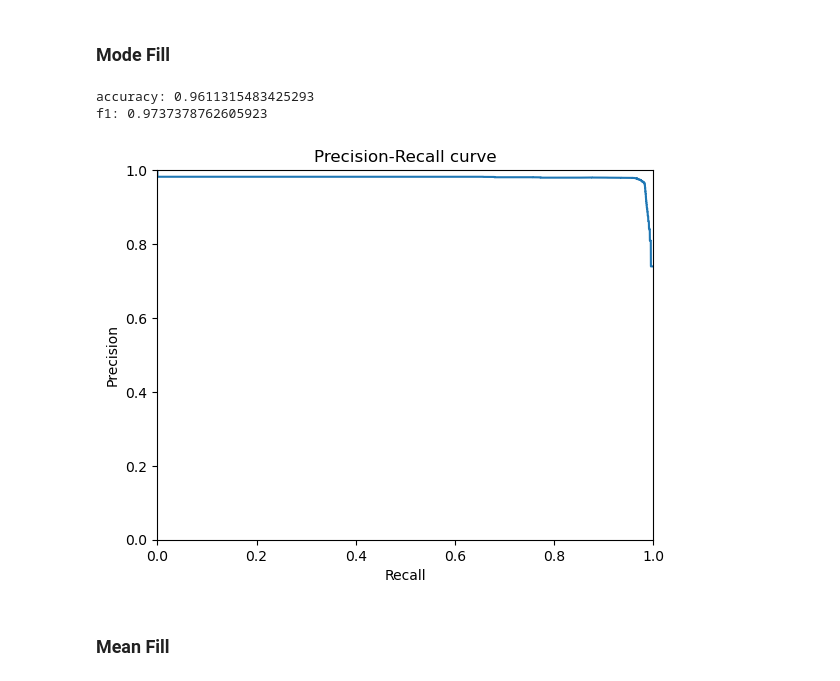
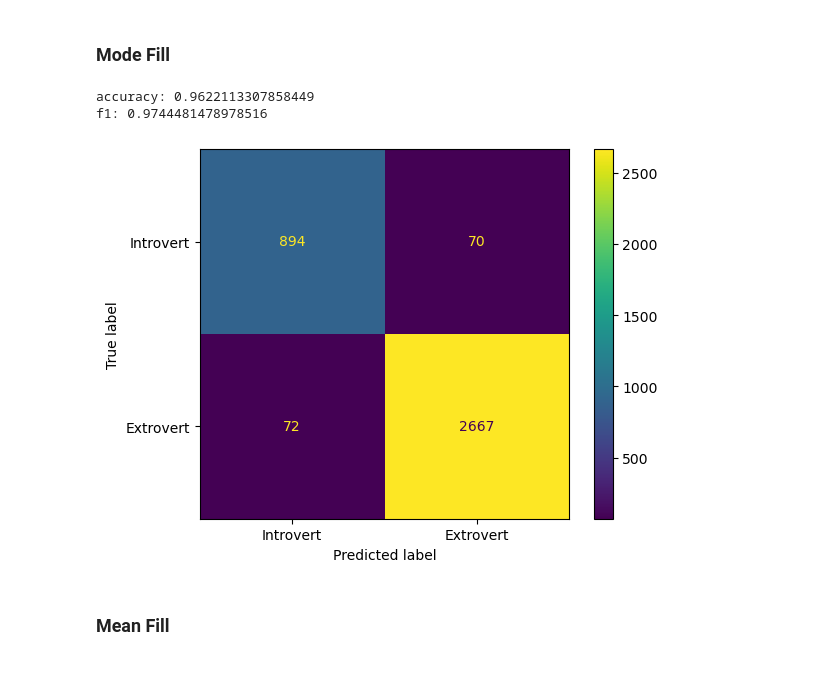
Before and after one commit to PedroVNasc/CCD-2025, a Jupyter notebook: C1/C1_Final.ipynb, the cells around one changed output. Saved outputs shown, nothing was run; the diff lists cells and outputs as text; code cells hidden in the pictures.

```diff
--- a/C1/C1_Final.ipynb
+++ b/C1/C1_Final.ipynb
@@ -232,24 +225,17 @@ df_cut.head()
 # %% [markdown]
 ### Mode Fill
 # %%
-scores, precision, recall = measure_method(df_cut.copy(), strategy='mode')
+scores, cm = measure_method(df.copy(), strategy='mode')
+print('accuracy:', np.mean(scores['test_accuracy']))
+print('f1:', np.mean(scores['test_f1']))
+
+disp = ConfusionMatrixDisplay(confusion_matrix=cm.astype(int), display_labels=["Introvert", "Extrovert"])
+disp.plot()
+plt.show()
+# %% [output]
+accuracy: 0.9622113307858449
+f1: 0.9744481478978516
+[figure, added]
-# %%
-print('accuracy:', np.mean(scores['test_accuracy']))
-print('f1:', np.mean(scores['test_f1']))
-# %% [output]
-accuracy: 0.9611315483425293
-f1: 0.9737378762605923
-# %%
-plt.figure()
-plt.step(recall, precision, where='post')
-plt.xlabel('Recall')
-plt.ylabel('Precision')
-plt.title(f'Precision-Recall curve')
-plt.ylim(0, 1)
-plt.xlim(0, 1)
-plt.show()
-# %% [output]
-[figure, removed]
 # %% [markdown]
 ### Mean Fill
 # %%
```
Also changed, not shown: parts of 31 cells of this notebook.
